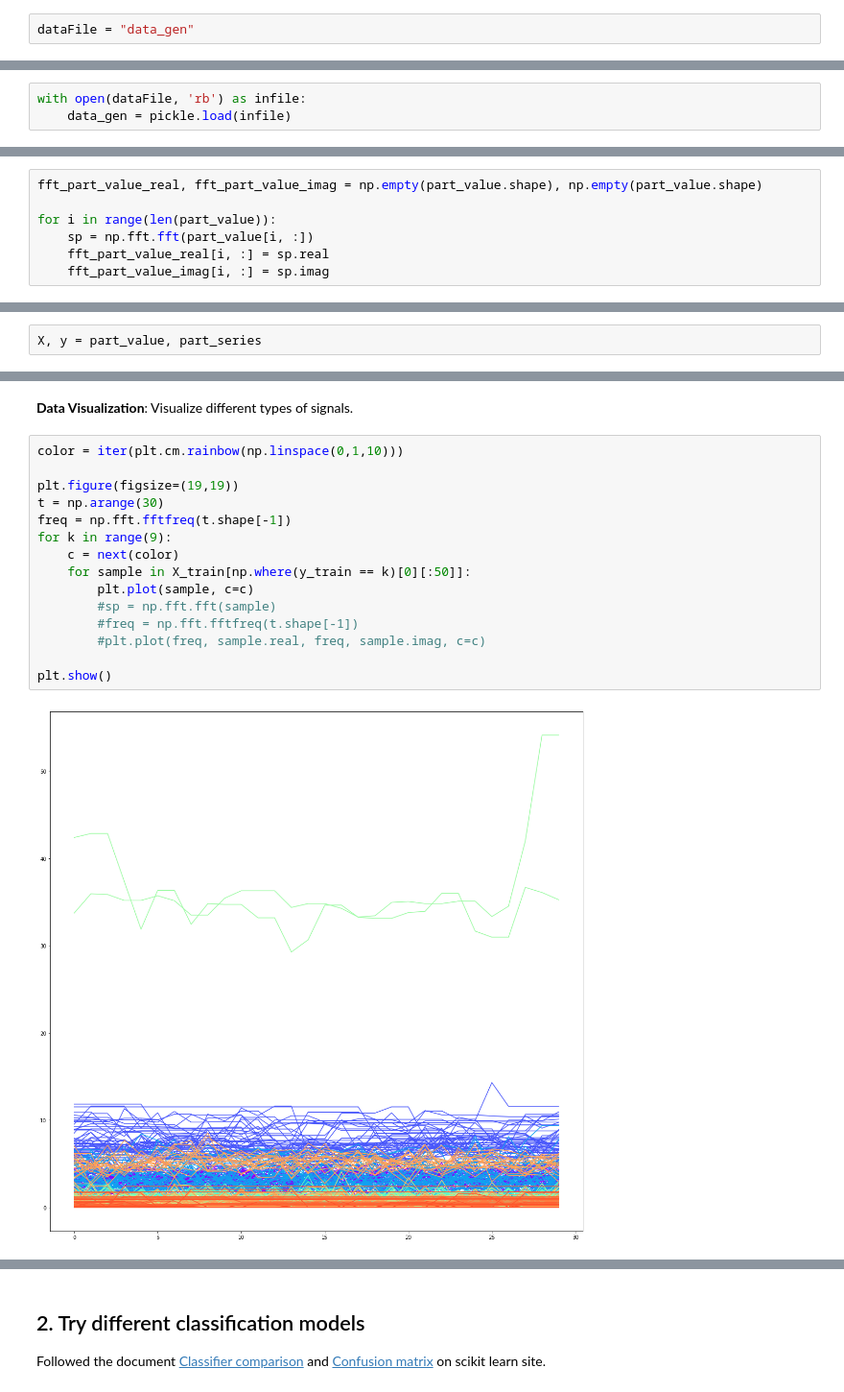
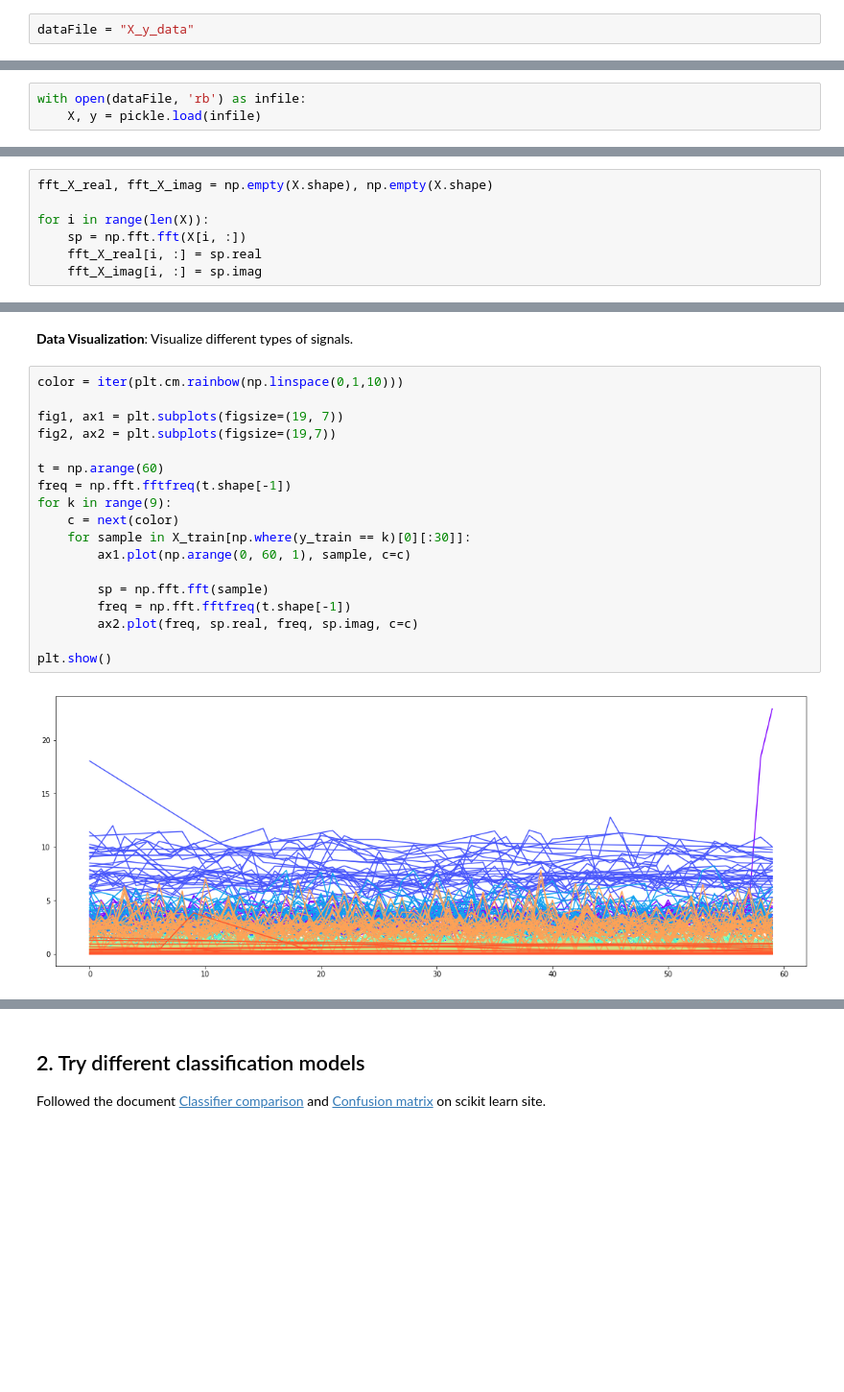
Before and after one commit to Enihsuns/Power-traces-analysis, a Jupyter notebook: python/main.ipynb, the cells around one changed output, grey strips where cells are left out. Shown at 96% size. Cells and saved outputs as stored; diff of their text form; blank space fills up the shorter version.

Commit message:
Fix problems in data preprocessing procedure.

```diff
--- a/python/main.ipynb
+++ b/python/main.ipynb
@@ -160,4 +152,4 @@ with open(dataFile, 'rb') as infile:
 # %%
-dataFile = "data_gen"
+dataFile = "X_y_data"
 # %%
 with open(dataFile, 'wb') as outfile:
@@ -165,19 +157,17 @@ with open(dataFile, 'wb') as outfile:
 # %%
 with open(dataFile, 'rb') as infile:
-    data_gen = pickle.load(infile)
+    X, y = pickle.load(infile)
 # %% [markdown]
 **FFT**
 # %%
-fft_part_value_real, fft_part_value_imag = np.empty(part_value.shape), np.empty(part_value.shape)
+fft_X_real, fft_X_imag = np.empty(X.shape), np.empty(X.shape)
 
-for i in range(len(part_value)):
-    sp = np.fft.fft(part_value[i, :])
-    fft_part_value_real[i, :] = sp.real
-    fft_part_value_imag[i, :] = sp.imag
+for i in range(len(X)):
+    sp = np.fft.fft(X[i, :])
+    fft_X_real[i, :] = sp.real
+    fft_X_imag[i, :] = sp.imag
 # %% [markdown]
 **Generating training/testing data set**: train test split
-# %%
-X, y = part_value, part_series
 # %%
 X_train, X_test, y_train, y_test = train_test_split(
     X, y, test_size=0.2, random_state=10)
@@ -191,17 +181,20 @@ print("{0} train + {1} validation + {2} test".format(len(X_train), len(X_val), l
 # %%
 color = iter(plt.cm.rainbow(np.linspace(0,1,10)))
 
-plt.figure(figsize=(19,19))
-t = np.arange(30)
+fig1, ax1 = plt.subplots(figsize=(19, 7))
+fig2, ax2 = plt.subplots(figsize=(19,7))
+
+t = np.arange(60)
 freq = np.fft.fftfreq(t.shape[-1])
 for k in range(9):
     c = next(color)
-    for sample in X_train[np.where(y_train == k)[0][:50]]:
-        plt.plot(sample, c=c)
-        #sp = np.fft.fft(sample)
-        #freq = np.fft.fftfreq(t.shape[-1])
-        #plt.plot(freq, sample.real, freq, sample.imag, c=c)
+    for sample in X_train[np.where(y_train == k)[0][:30]]:
+        ax1.plot(np.arange(0, 60, 1), sample, c=c)
+
+        sp = np.fft.fft(sample)
+        freq = np.fft.fftfreq(t.shape[-1])
+        ax2.plot(freq, sp.real, freq, sp.imag, c=c)
 
 plt.show()
 # %% [output]
-[figure, old version]
+[figure, new version]
```
Also changed, not shown: parts of 26 cells of this notebook.
